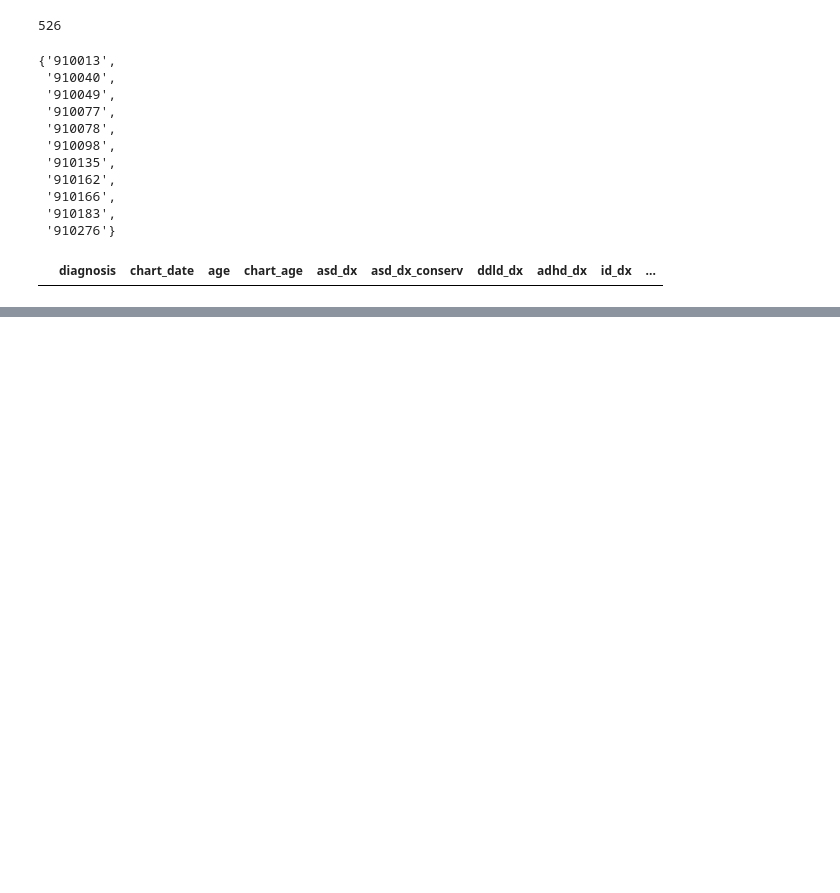
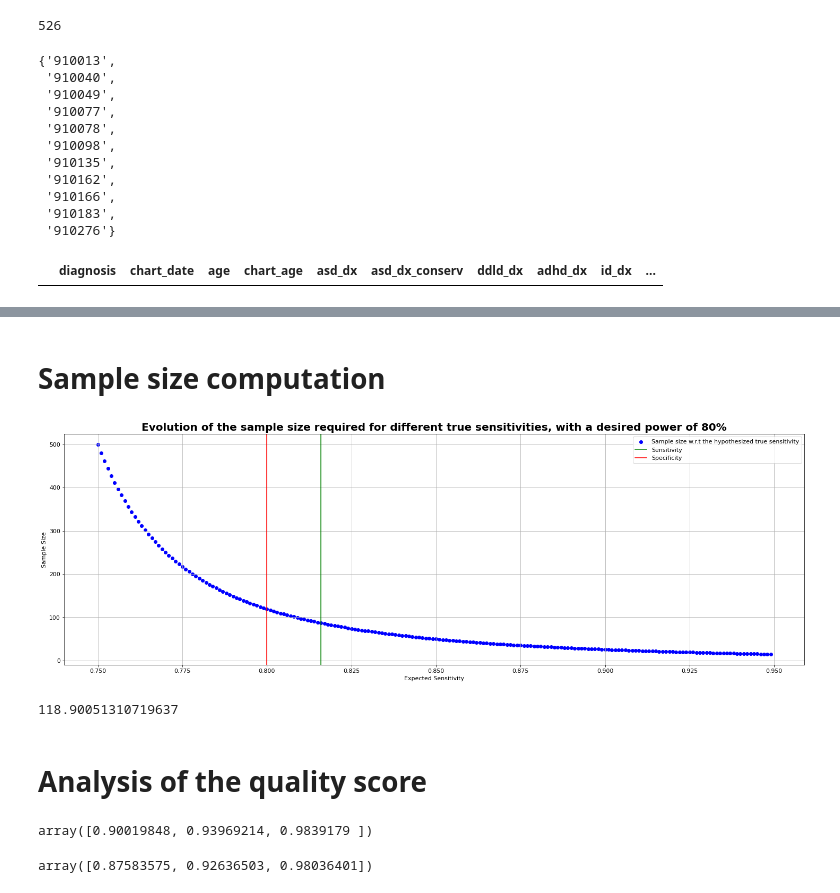
Before and after one commit to matiasdm/notes_on_stats, a Jupyter notebook: doc/notebooks/paper_figure_description.ipynb, the cells around one changed output, grey strips where cells are left out. Cells and saved outputs as stored; diff of their text form; code cells hidden in the pictures; blank space fills up the shorter version.

```diff
--- a/doc/notebooks/paper_figure_description.ipynb
+++ b/doc/notebooks/paper_figure_description.ipynb
@@ -534,3 +572,5 @@ df_merge[(df_merge['diagnosis'].isna()) & (df_merge['asd_dx']==1)]
 | 541 | 851355 | NaN | English | 3.2 | <Subject.S2KSubject object at 0x...> | <Administration.S2KAdministration... | 1 | 1 | ... |
 | 543 | 851432 | NaN | English | 3.2 | <Subject.S2KSubject object at 0x...> | <Administration.S2KAdministration... | 1 | 1 | ... |
 | 579 | 852622 | NaN | English | 3.2.6 | <Subject.S2KSubject object at 0x...> | <Administration.S2KAdministration... | 0 | 1 | ... |
+# %% [markdown]
+# Sample size computation
@@ -536,0 +614,18 @@ df_merge[(df_merge['diagnosis'].isna()) & (df_merge['asd_dx']==1)]
+# %%
+fi(25, 8)
+plt.scatter(targets, SS, color = "b", label="Sample size w.r.t the hypothesized true sensitivity"); plt.ylabel("Sample Size"); plt.xlabel("Expected Sensitivity")
+plt.title("Evolution of the sample size required for different true sensitivities, with a desired power of 80%", weight='bold', fontsize=20)
+plt.axvline(0.816, color='green', label = "Sensitivity")
+plt.axvline(0.800, color='red',  label = "Specificity")
+plt.legend(); plt.grid()
+None
+
+#abline(h = seq(0,500, by = 50), lty = 2, col = "gray")
+# %% [output]
+[figure, added]
+# %%
+sample_size(.7,.8)
+# %% [output]
+118.90051310719637
+# %% [markdown]
+# Analysis of the quality score
@@ -536,0 +634,8 @@ df_merge[(df_merge['diagnosis'].isna()) & (df_merge['asd_dx']==1)]
+# %%
+np.quantile(weighted_confidence_score, [0.25, 0.5, 0.75])
+# %% [output]
+array([0.90019848, 0.93969214, 0.9839179 ])
+# %%
+np.quantile(weighted_confidence_score, [0.25, 0.5, 0.75])
+# %% [output]
+array([0.87583575, 0.92636503, 0.98036401])
```
Also changed, not shown: parts of 27 cells of this notebook, 11 other files.
